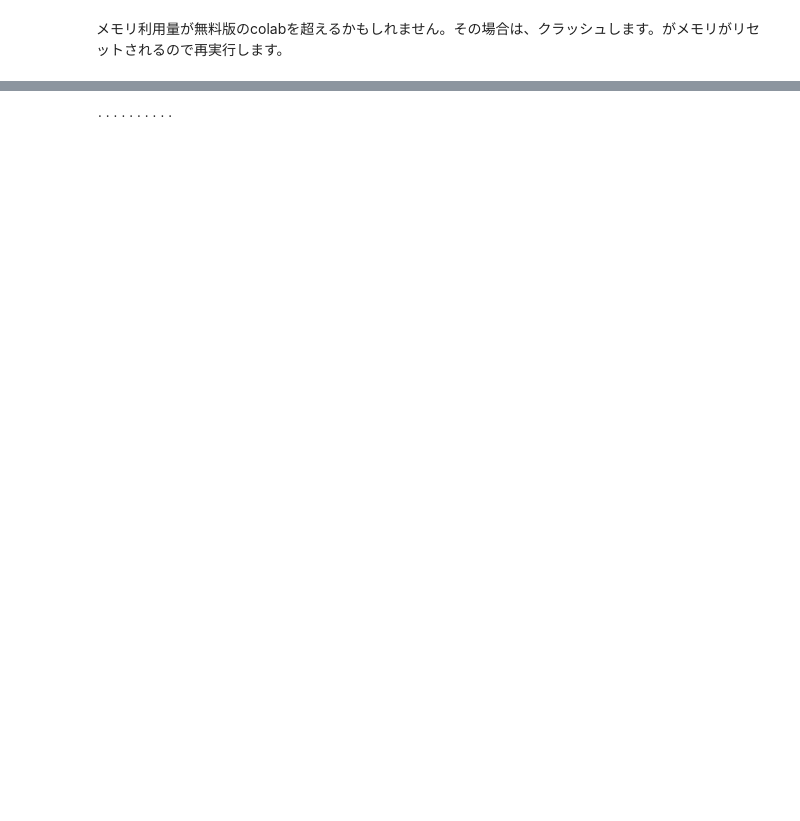
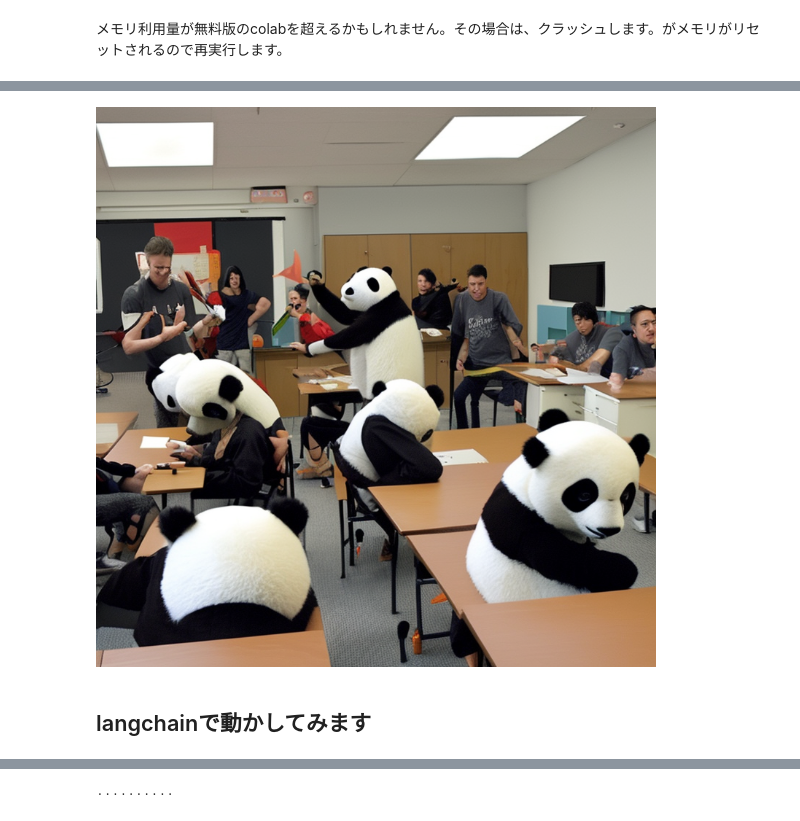
Before and after one commit to miwamasa/DataScience2024, a Jupyter notebook: notebooks/lec14_transformer_intro.ipynb, the cells around one changed output, grey strips where cells are left out. Saved outputs shown, nothing was run; the diff lists cells and outputs as text; code cells hidden in the pictures; blank space fills up the shorter version.

```diff
--- a/notebooks/lec14_transformer_intro.ipynb
+++ b/notebooks/lec14_transformer_intro.ipynb
@@ -261,3 +254,11 @@ AssertionError: Torch not compiled with CUDA enabled
+# %%
+prompt = "The professor in panda outfits is teaching in a busy and packed class room. Some student is throwing spears to him"
+image = pipe(prompt).images[0]
+image
+# %% [output]
+[figure, added]
+# %% [markdown]
+## langchainで動かしてみます
 # %%
 !pip install langchain langchain_community
 # %% [output]
```
Also changed, not shown: parts of 33 cells of this notebook.
